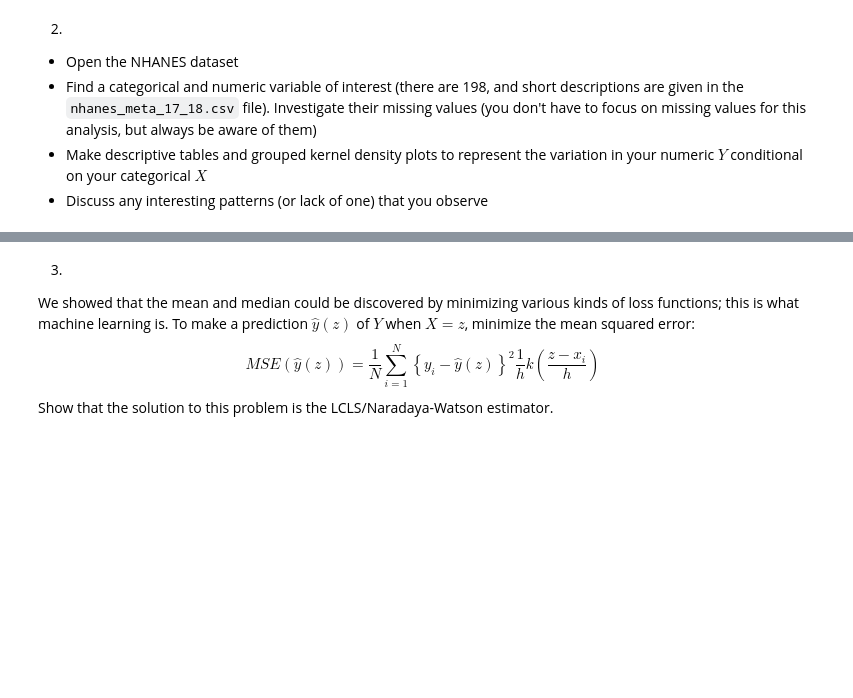
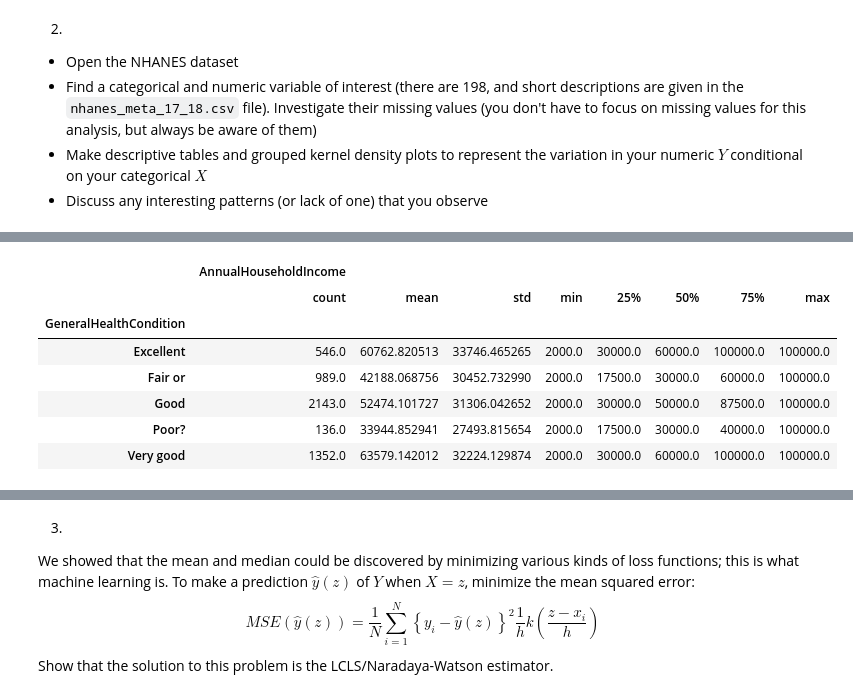
Before and after one commit to aniyahlater/ds5030assignments, a Jupyter notebook: assignment_3.ipynb, the cells around one changed output, grey strips where cells are left out. Saved outputs shown, nothing was run; the diff lists cells and outputs as text; code cells hidden in the pictures; blank space fills up the shorter version.

```diff
--- a/assignment_3.ipynb
+++ b/assignment_3.ipynb
@@ -63,0 +97,12 @@ nhanes = pd.read_csv("./data/nhanes_data_17_18.csv")
+# %%
+# making the descriptive table
+nhanes.loc[:,['GeneralHealthCondition', 'AnnualHouseholdIncome']].groupby('GeneralHealthCondition').describe()
+# %% [output]
+|  | AnnualHouseholdIncome |  |  |  |  |  |  |  |
+|  | count | mean | std | min | 25% | 50% | 75% | max |
+| GeneralHealthCondition |  |  |  |  |  |  |  |  |
+| Excellent | 546.0 | 60762.820513 | 33746.465265 | 2000.0 | 30000.0 | 60000.0 | 100000.0 | 100000.0 |
+| Fair or | 989.0 | 42188.068756 | 30452.732990 | 2000.0 | 17500.0 | 30000.0 | 60000.0 | 100000.0 |
+| Good | 2143.0 | 52474.101727 | 31306.042652 | 2000.0 | 30000.0 | 50000.0 | 87500.0 | 100000.0 |
+| Poor? | 136.0 | 33944.852941 | 27493.815654 | 2000.0 | 17500.0 | 30000.0 | 40000.0 | 100000.0 |
+| Very good | 1352.0 | 63579.142012 | 32224.129874 | 2000.0 | 30000.0 | 60000.0 | 100000.0 | 100000.0 |
```
Also changed, not shown: parts of 5 cells of this notebook.
